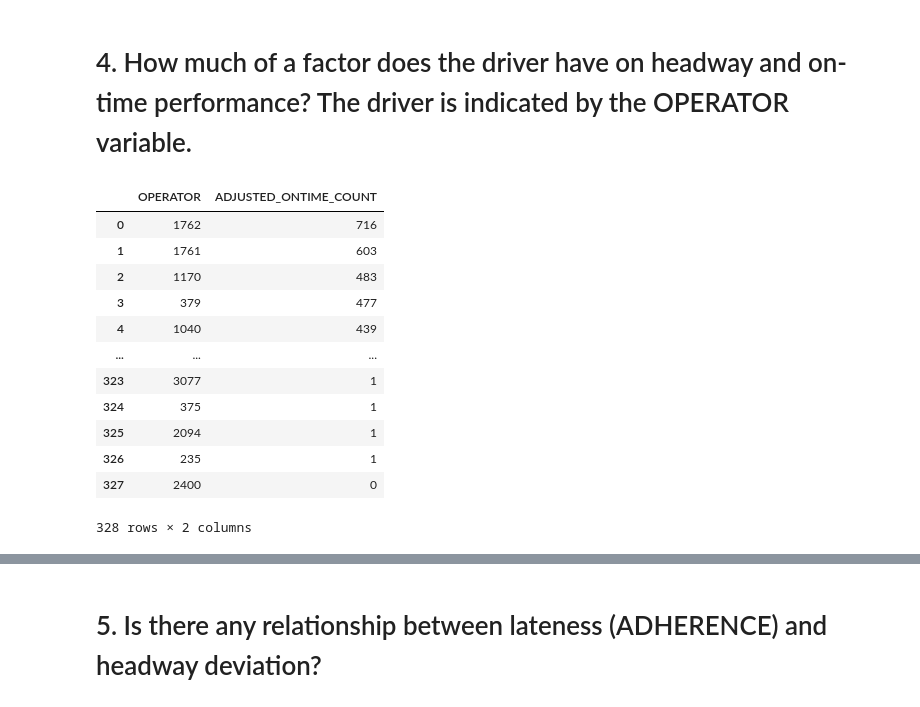
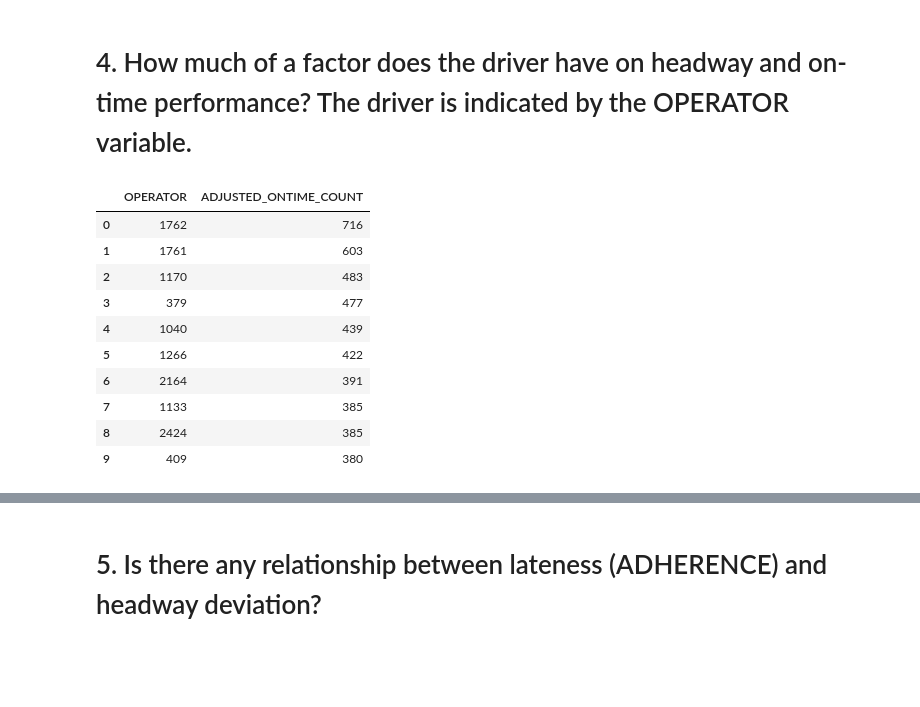
Before and after one commit to NSS-Data-Analytics-Cohort-11/wego-raiders, a Jupyter notebook: notebooks/WeGo.ipynb, the cells around one changed output, grey strips where cells are left out. Saved outputs shown, nothing was run; the diff lists cells and outputs as text; code cells hidden in the pictures; blank space fills up the shorter version.

```diff
--- a/notebooks/WeGo.ipynb
+++ b/notebooks/WeGo.ipynb
@@ -371,18 +371,17 @@ dweek_adherence
 # %%
 operator_adherence_ontime = wego[['OPERATOR', "ADJUSTED_ONTIME_COUNT"]].groupby(['OPERATOR']).agg('sum')
 operator_adherence_ontime = operator_adherence_ontime.sort_values(['ADJUSTED_ONTIME_COUNT'], ascending=[False]).reset_index()
+operator_adherence_ontime = operator_adherence_ontime.loc[:9]
 operator_adherence_ontime
 # %% [output]
 |  | OPERATOR | ADJUSTED_ONTIME_COUNT |
 | 0 | 1762 | 716 |
 | 1 | 1761 | 603 |
 | 2 | 1170 | 483 |
 | 3 | 379 | 477 |
 | 4 | 1040 | 439 |
-| ... | ... | ... |
-| 323 | 3077 | 1 |
-| 324 | 375 | 1 |
-| 325 | 2094 | 1 |
-| 326 | 235 | 1 |
-| 327 | 2400 | 0 |
+| 5 | 1266 | 422 |
+| 6 | 2164 | 391 |
+| 7 | 1133 | 385 |
+| 8 | 2424 | 385 |
+| 9 | 409 | 380 |
-328 rows × 2 columns
```
Also changed, not shown: parts of 21 cells of this notebook, 1 other file.
